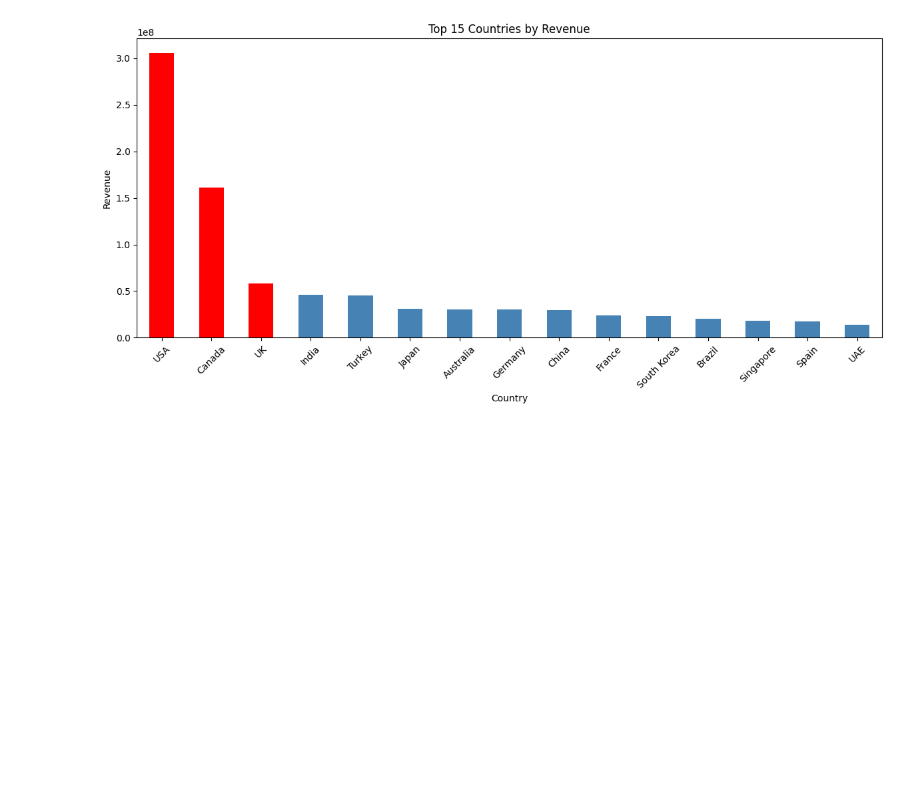
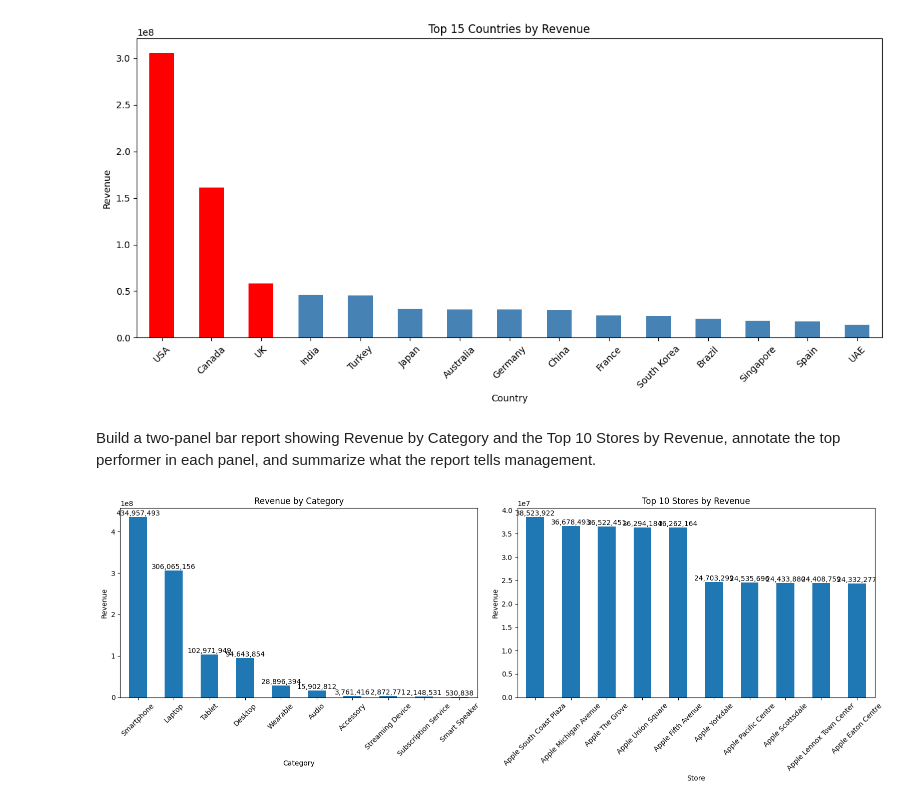
Before and after one commit to MOHAK010/Apple-Sales-Analytics--project-End-to-End, a Jupyter notebook: Notebooks/Data Visualization/notebooks/02_bar_charts.ipynb, the cells around one changed output. Drawn from its saved outputs; the diff is of its cells as text; code cells hidden in the pictures; blank space fills up the shorter version.

```diff
--- a/Notebooks/Data Visualization/notebooks/02_bar_charts.ipynb
+++ b/Notebooks/Data Visualization/notebooks/02_bar_charts.ipynb
@@ -166,3 +169,6 @@ plt.tight_layout()
 plt.show()
 # %% [output]
 [figure]
+# %% [markdown]
+Build a two-panel bar report showing Revenue by Category and the Top 10 Stores by Revenue, annotate the top performer in each
+panel, and summarize what the report tells management.
@@ -168,0 +198,71 @@ plt.show()
+# %%
+sales_store = sales_products.merge(
+    stores,
+    on="store_id",
+    how="left"
+)
+
+top_store_revenue = (
+    sales_store
+    .groupby("store_name")["revenue"]
+    .sum()
+    .sort_values(ascending=False)
+    .head(10)
+)
+# %%
+fig, axes = plt.subplots(
+    1, 2,
+    figsize=(16, 6)
+)
+
+
+# LEFT: Revenue by Category
+
+category_chart = category_revenue.plot(
+    kind="bar",
+    ax=axes[0]
+)
+
+axes[0].set_title("Revenue by Category")
+axes[0].set_xlabel("Category")
+axes[0].set_ylabel("Revenue")
+axes[0].tick_params(axis="x", rotation=45)
+
+
+for i, value in enumerate(category_revenue):
+    category_chart.text(
+        i,
+        value,
+        f"{value:,.0f}",
+        ha="center",
+        va="bottom"
+    )
+
+
+# RIGHT: Top 10 Stores by Revenue
+
+store_chart = top_store_revenue.plot(
+    kind="bar",
+    ax=axes[1]
+)
+
+axes[1].set_title("Top 10 Stores by Revenue")
+axes[1].set_xlabel("Store")
+axes[1].set_ylabel("Revenue")
+axes[1].tick_params(axis="x", rotation=45)
+
+
+for i, value in enumerate(top_store_revenue):
+    store_chart.text(
+        i,
+        value,
+        f"{value:,.0f}",
+        ha="center",
+        va="bottom"
+    )
+
+
+plt.tight_layout()
+plt.show()
+# %% [output]
+[figure, added]
```
Also changed, not shown: parts of 4 cells of this notebook.
